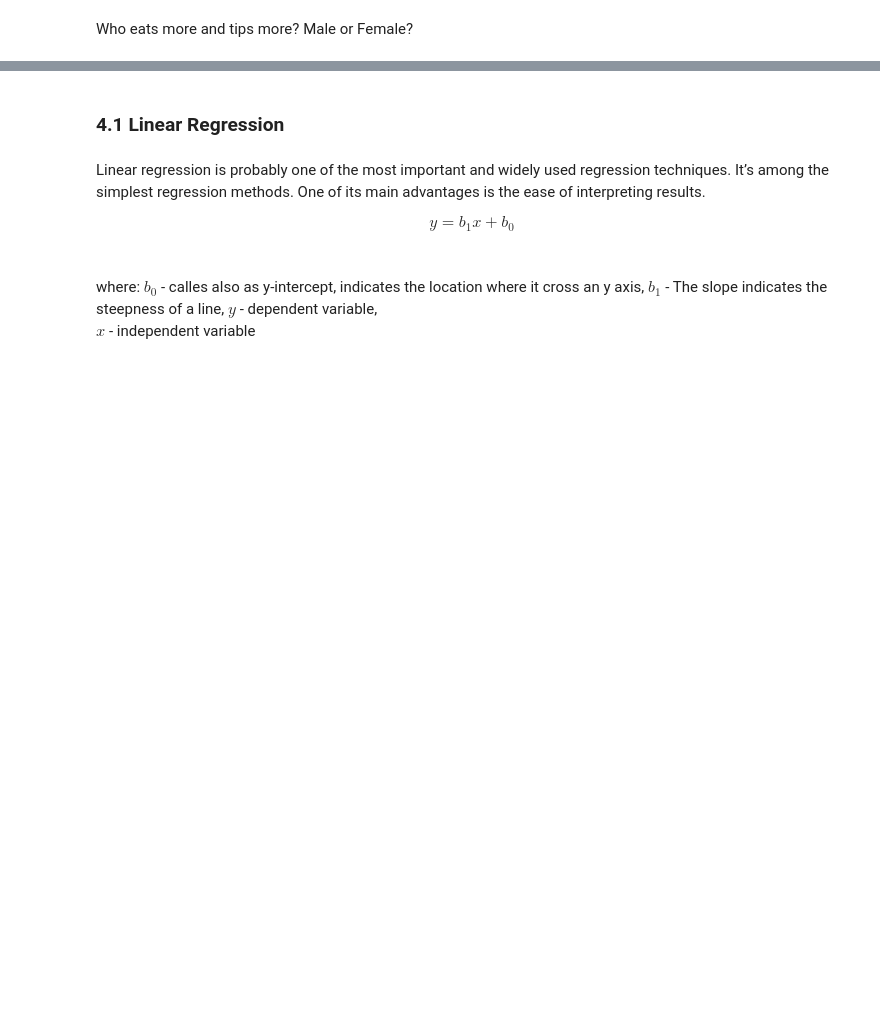
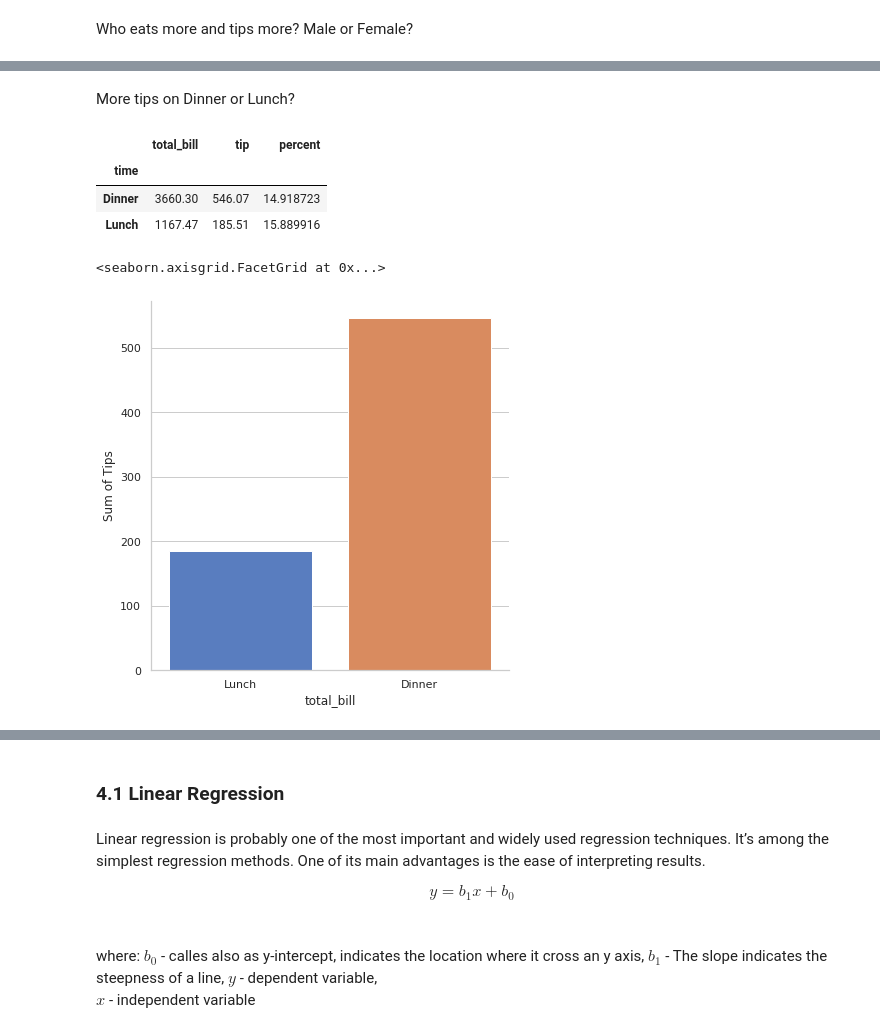
Before and after one commit to Slawak1/GMIT-FDA_Assesment_2019, a Jupyter notebook: gmit_fda_assesment_2019.ipynb, the cells around one changed output, grey strips where cells are left out. Cells and saved outputs as stored; diff of their text form; code cells hidden in the pictures; blank space fills up the shorter version.

```diff
--- a/gmit_fda_assesment_2019.ipynb
+++ b/gmit_fda_assesment_2019.ipynb
@@ -368,0 +415,27 @@ fig.set_xticklabels(xlabels)
+# %% [markdown]
+More tips on Dinner or Lunch?
+# %%
+time_df = df.groupby('time').sum()
+time_df.drop('table size', inplace = True, axis = 1)
+time_df.drop('percent', inplace = True, axis = 1)
+time_df['percent'] = (time_df['tip']/time_df['total_bill']*100)
+time_df
+# %% [output]
+|  | total_bill | tip | percent |
+| time |  |  |  |
+| Dinner | 3660.30 | 546.07 | 14.918723 |
+| Lunch | 1167.47 | 185.51 | 15.889916 |
+# %%
+sns.set(style="whitegrid")
+fig = sns.catplot(x = 'total_bill', y='tip', data=time_df,  height=6, kind="bar", palette="muted")
+fig.set_ylabels("Sum of Tips")
+
+#ticks = gender_df['total_bill']
+# ticks = ticks.sort_values()
+# xlabels = ['$' + '{:,.2f}'.format(i) for i in ticks]
+
+xlabels = 'Lunch','Dinner'
+fig.set_xticklabels(xlabels)
+# %% [output]
+<seaborn.axisgrid.FacetGrid at 0x...>
+[figure, added]
```
Also changed, not shown: parts of 37 cells of this notebook, 1 other file.
